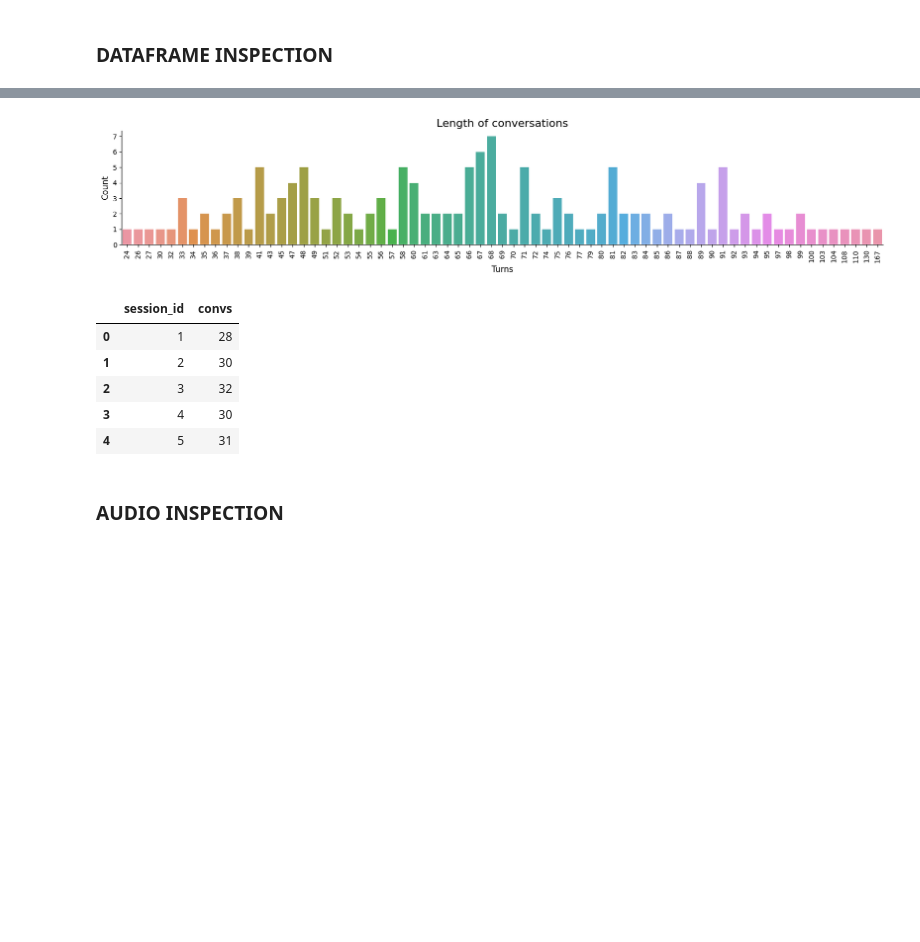
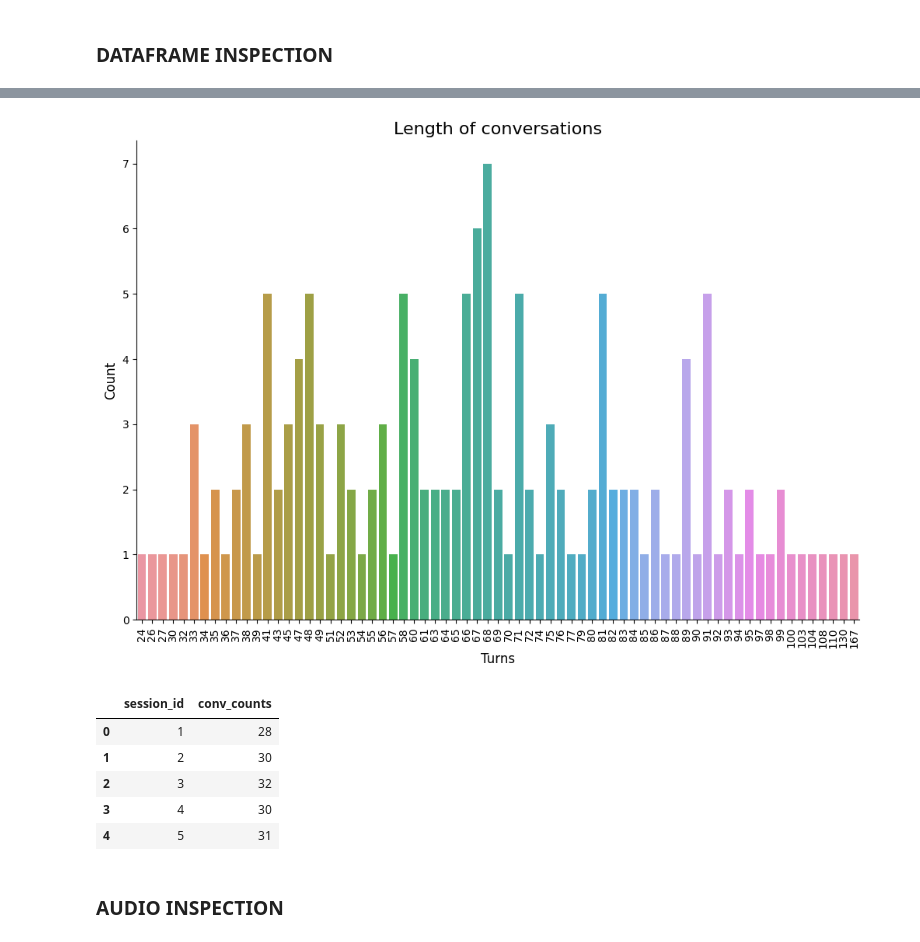
Before and after one commit to eskinderit/A-comparison-of-small-and-large-uni-multi-modal-language-models-for-sentiment-analysis-, a Jupyter notebook: ThirdMultimodalModel.ipynb, the cells around one changed output, grey strips where cells are left out. Saved outputs shown, nothing was run; the diff lists cells and outputs as text; code cells hidden in the pictures; blank space fills up the shorter version.

```diff
--- a/ThirdMultimodalModel.ipynb
+++ b/ThirdMultimodalModel.ipynb
@@ -243,25 +276,23 @@ df.head()
 | 3 | 1 | 1 | 4 | Let me see them. | /content/IEMOCAP/Session1/sentenc... | fru | 2.5 | 2.0 | 2.5 | 0 | ... |
 | 4 | 1 | 1 | 5 | Is there a problem? | /content/IEMOCAP/Session1/sentenc... | neu | 2.5 | 2.5 | 2.5 | 1 | ... |
 # %%
-df_turn_count = df.groupby(['session_id','conv_id'])['conv_id'].count().rename('turns').reset_index()
-max_conv_length = df_turn_count['turns'].max()
-
-plt.figure(figsize=(20, 3))
+plt.rcParams['figure.figsize'] = (12, 8)
+conv_counts_df = df.groupby(['session_id','conv_id'])['conv_id'].count().rename('counts').reset_index()
+max_conv_length = conv_counts_df.counts.max()
 plt.title('Length of conversations', size=16)
-sns.countplot(x=df_turn_count['turns'])
-
+sns.countplot(x=conv_counts_df.counts)
 plt.ylabel('Count', size=12)
 plt.xlabel('Turns', size=12)
 plt.xticks(rotation = 90)
 sns.despine(top=True, right=True, left=False, bottom=False)
 plt.show()
 # %% [output]
-[figure, old version]
+[figure, new version]
 # %%
-df_conv_count = df_turn_count.groupby(['session_id'])['session_id'].count().rename('convs').reset_index()
-df_conv_count
+session_counts_df = conv_counts_df.groupby(['session_id'])['session_id'].count().rename('conv_counts').reset_index()
+session_counts_df
 # %% [output]
-|  | session_id | convs |
+|  | session_id | conv_counts |
 | 0 | 1 | 28 |
 | 1 | 2 | 30 |
 | 2 | 3 | 32 |
```
Also changed, not shown: parts of 33 cells of this notebook.
